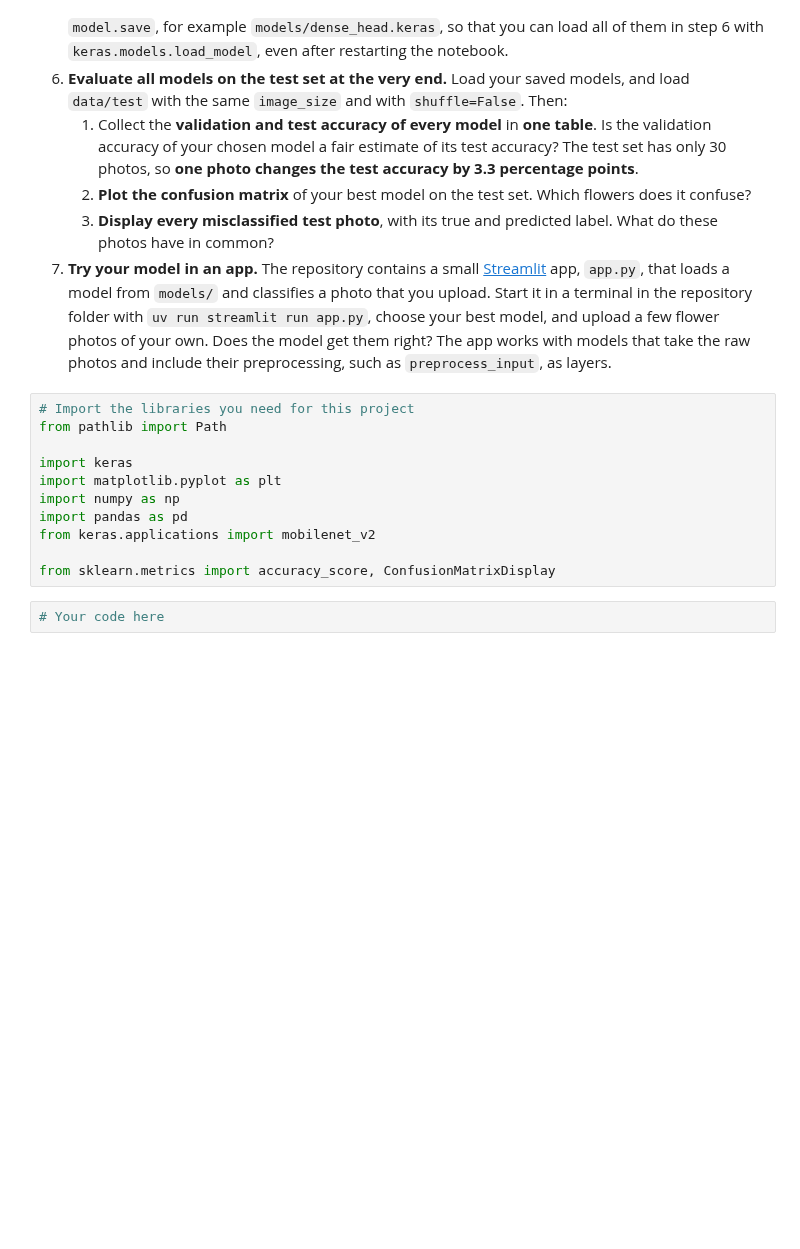
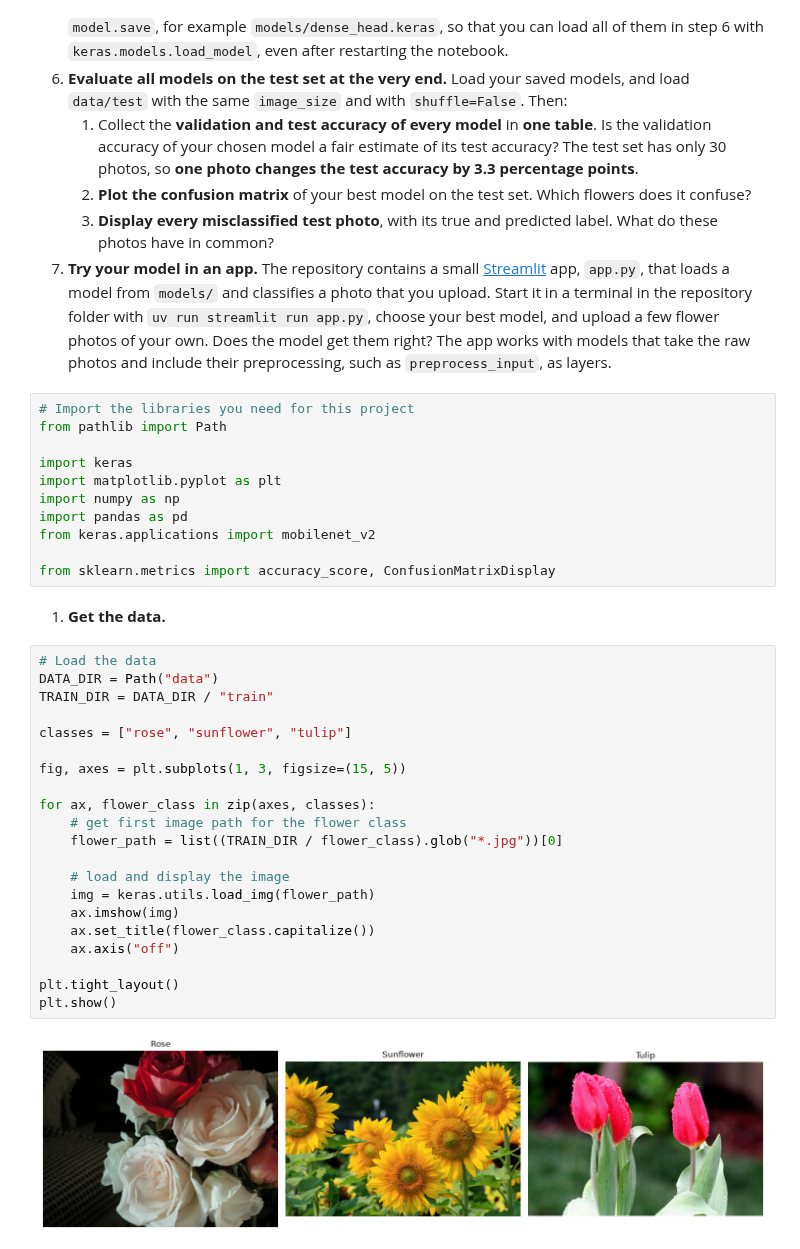
Before and after one commit to NicolaiTurcan/amle-project-flowers, a Jupyter notebook: 01_flower_classification_project.ipynb, the cells around one changed output. Drawn from its saved outputs; the diff is of its cells as text; blank space fills up the shorter version.

Commit message:
nt-project-flowers v1.0

```diff
--- a/01_flower_classification_project.ipynb
+++ b/01_flower_classification_project.ipynb
@@ -58,5 +58,28 @@ import pandas as pd
 from keras.applications import mobilenet_v2
 
 from sklearn.metrics import accuracy_score, ConfusionMatrixDisplay
+# %% [markdown]
+1. **Get the data.**
 # %%
-# Your code here
+# Load the data
+DATA_DIR = Path("data")
+TRAIN_DIR = DATA_DIR / "train"
+
+classes = ["rose", "sunflower", "tulip"]
+
+fig, axes = plt.subplots(1, 3, figsize=(15, 5))
+
+for ax, flower_class in zip(axes, classes):
+    # get first image path for the flower class
+    flower_path = list((TRAIN_DIR / flower_class).glob("*.jpg"))[0]
+
+    # load and display the image
+    img = keras.utils.load_img(flower_path)
+    ax.imshow(img)
+    ax.set_title(flower_class.capitalize())
+    ax.axis("off")
+
+plt.tight_layout()
+plt.show()
+# %% [output]
+[figure, added]
```
Also changed, not shown: parts of 12 cells of this notebook.
